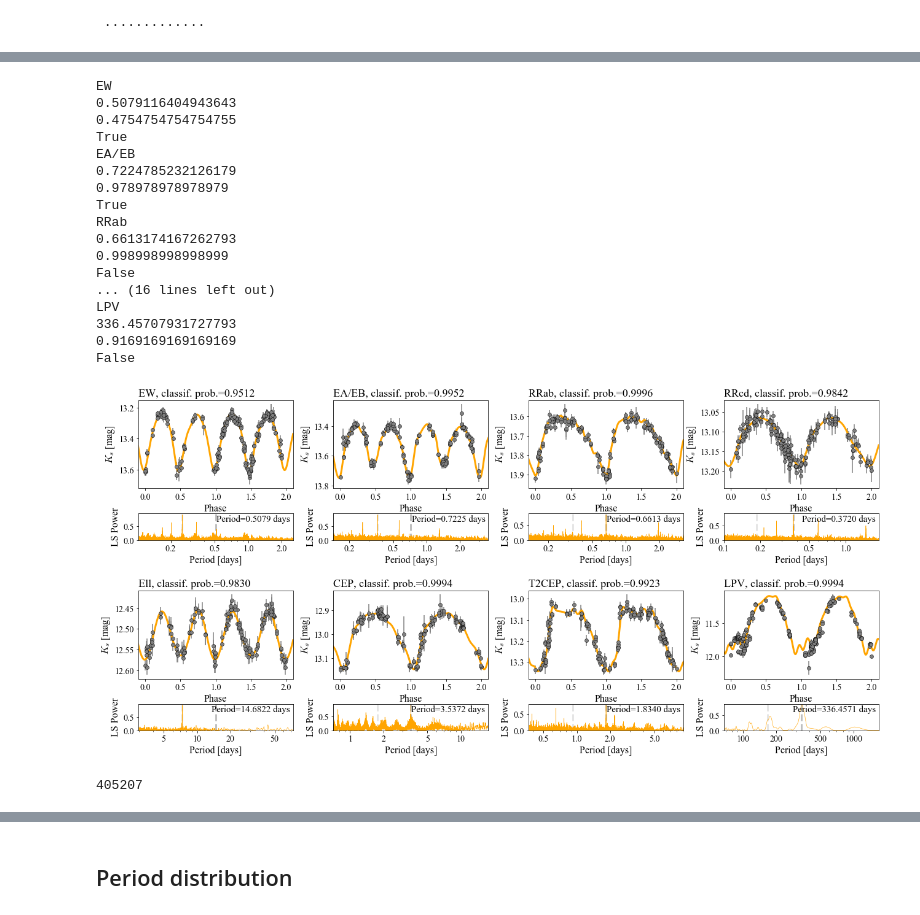
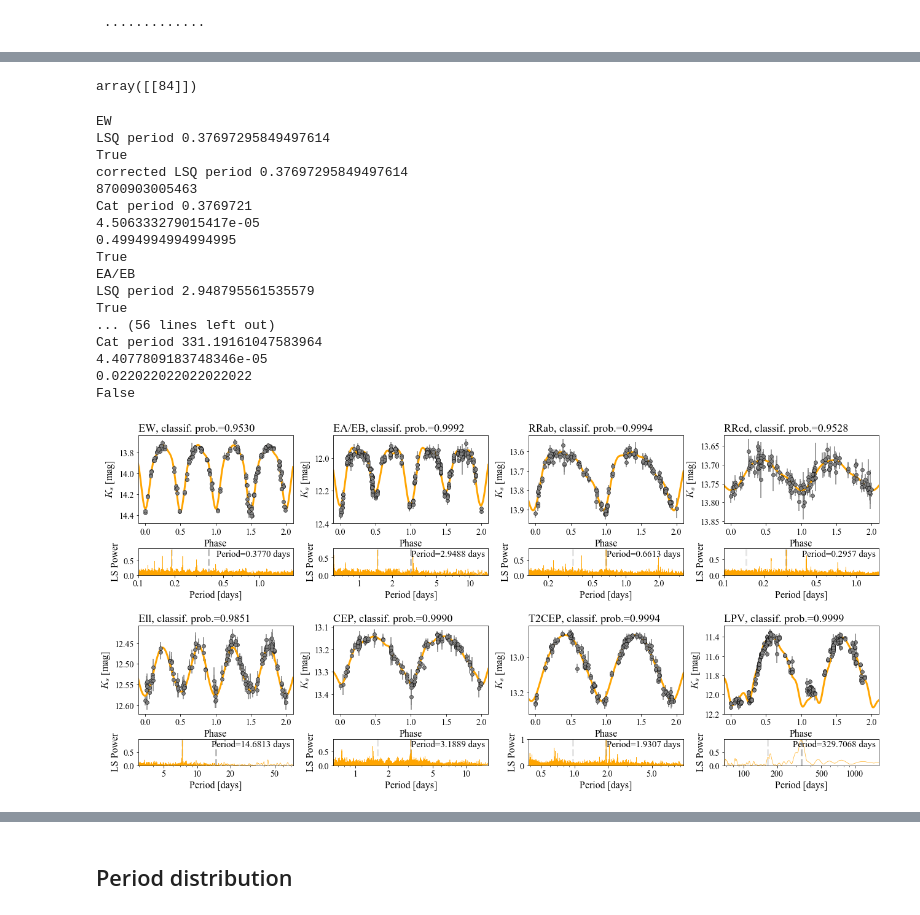
Before and after one commit to thomasmolnar/virac_classifier, a Jupyter notebook: plots/ConfusionMatrix.ipynb, the cells around one changed output, grey strips where cells are left out. Cells and saved outputs as stored; diff of their text form; code cells hidden in the pictures.

```diff
--- a/plots/ConfusionMatrix.ipynb
+++ b/plots/ConfusionMatrix.ipynb
@@ -913,5 +856,0 @@ LPV 51.09
-# %%
-for ii in ['EW','EA/EB','RRab','RRcd','Ell','CEP','T2CEP','LPV']:
-    fltr = (np.abs(combo_dset['cat_period'].values/period_fix(combo_dset)-1)>0.2)\
-    &(combo_dset['var_class']==ii)
-    print(ii,'%0.2f'%(100*np.count_nonzero(fltr)/np.count_nonzero(combo_dset['var_class']==ii)))
@@ -927,5 +856,0 @@ LPV 48.91
-# %%
-for ii in ['EW','EA/EB','RRab','RRcd','Ell','CEP','T2CEP','LPV']:
-    fltr = (np.abs(combo_dset['cat_period'].values/period_fix(combo_dset)-1)>0.2)\
-    &(combo_dset['var_class']==ii)
-    print(ii,'%0.2f'%(100*np.count_nonzero(fltr)/np.count_nonzero(combo_dset['var_class']==ii)))
@@ -941,5 +856,0 @@ LPV 48.91
-# %%
-for ii in ['EW','EA/EB','RRab','RRcd','Ell','CEP','T2CEP','LPV']:
-    fltr = (np.abs(combo_dset['cat_period'].values/period_fix(combo_dset)-1)>0.2)\
-    &(combo_dset['var_class']==ii)
-    print(ii,'%0.2f'%(100*np.count_nonzero(fltr)/np.count_nonzero(combo_dset['var_class']==ii)))
@@ -955,5 +856,0 @@ LPV 48.91
-# %%
-for ii in ['EW','EA/EB','RRab','RRcd','Ell','CEP','T2CEP','LPV']:
-    fltr = (np.abs(combo_dset['cat_period'].values/period_fix(combo_dset)-1)>0.2)\
-    &(combo_dset['var_class']==ii)
-    print(ii,'%0.2f'%(100*np.count_nonzero(fltr)/np.count_nonzero(combo_dset['var_class']==ii)))
@@ -1119,40 +878,42 @@ plt.hist(np.log10((combo_dset['amp_0']/combo_dset['amp_1'])[combo_dset['var_clas
+# %%
+fltr_tmp = (var_dataset_scaled_tmp['class']=='EA/EB')&(var_dataset_scaled_tmp['prob']>0.9)&(var_dataset_scaled_tmp['ks_b_ivw_mean_mag']<14.)
+fltr = (var_dataset['class']=='EA/EB')&(var_dataset['prob']>0.9)&(var_dataset['ks_b_ivw_mean_mag']<14.)
+np.argwhere(var_dataset[fltr]['sourceid'].values==var_dataset_scaled_tmp[fltr_tmp]['sourceid'].values[51])
+# %% [output]
+array([[84]])
 # %%
 f,ax=plt.subplots(5,4,figsize=[24.*0.9,5.5*2*0.9],gridspec_kw={'height_ratios':[1.,0.3,0.0,1.,0.3]})
 for ii in ax[2]:
     ii.axis('off')
-plot_lightcurve('EW',51,ax[:2,0])
-plot_lightcurve('EA/EB',51,ax[:2,1])
-plot_lightcurve('RRab',51,ax[:2,2])
-plot_lightcurve('RRcd',58,ax[:2,3])
+plot_lightcurve('EW',54,ax[:2,0])
+plot_lightcurve('EA/EB',83,ax[:2,1])
+plot_lightcurve('RRab',52,ax[:2,2])
+plot_lightcurve('RRcd',95,ax[:2,3])
 plot_lightcurve('Ell',52,ax[3:5,0])
-plot_lightcurve('CEP',53,ax[3:5,1])
-plot_lightcurve('T2CEP',53,ax[3:5,2])
-plot_lightcurve('LPV',-14,ax[3:5,3])
+plot_lightcurve('CEP',74,ax[3:5,1])
+plot_lightcurve('T2CEP',52,ax[3:5,2])
+plot_lightcurve('LPV',736,ax[3:5,3])
 plt.subplots_adjust(wspace=0.26,hspace=0.55)
 plt.savefig('training_set_examples.pdf',bbox_inches='tight')
 # %% [output]
 EW
-0.5079116404943643
-0.4754754754754755
+LSQ period 0.37697295849497614
+True
+corrected LSQ period 0.37697295849497614
+8700903005463
+Cat period 0.3769721
+4.506333279015417e-05
+0.4994994994994995
 True
 EA/EB
-0.7224785232126179
-0.978978978978979
+LSQ period 2.948795561535579
 True
-RRab
-0.6613174167262793
-0.998998998998999
+... (56 lines left out)
+Cat period 331.19161047583964
+4.4077809183748346e-05
+0.022022022022022022
 False
-... (16 lines left out)
-LPV
-336.45707931727793
-0.9169169169169169
-False
-[figure, old version]
+[figure, new version]
-# %%
-np.count_nonzero((var_dataset_full['var_class']!='CONST'))
-# %% [output]
-405207
 # %%
 from plotting_general import col_norm, row_norm
 f,a=plt.subplots(2,1,figsize=[6.,5.],
```
Also changed, not shown: parts of 101 cells of this notebook, 15 other files.
